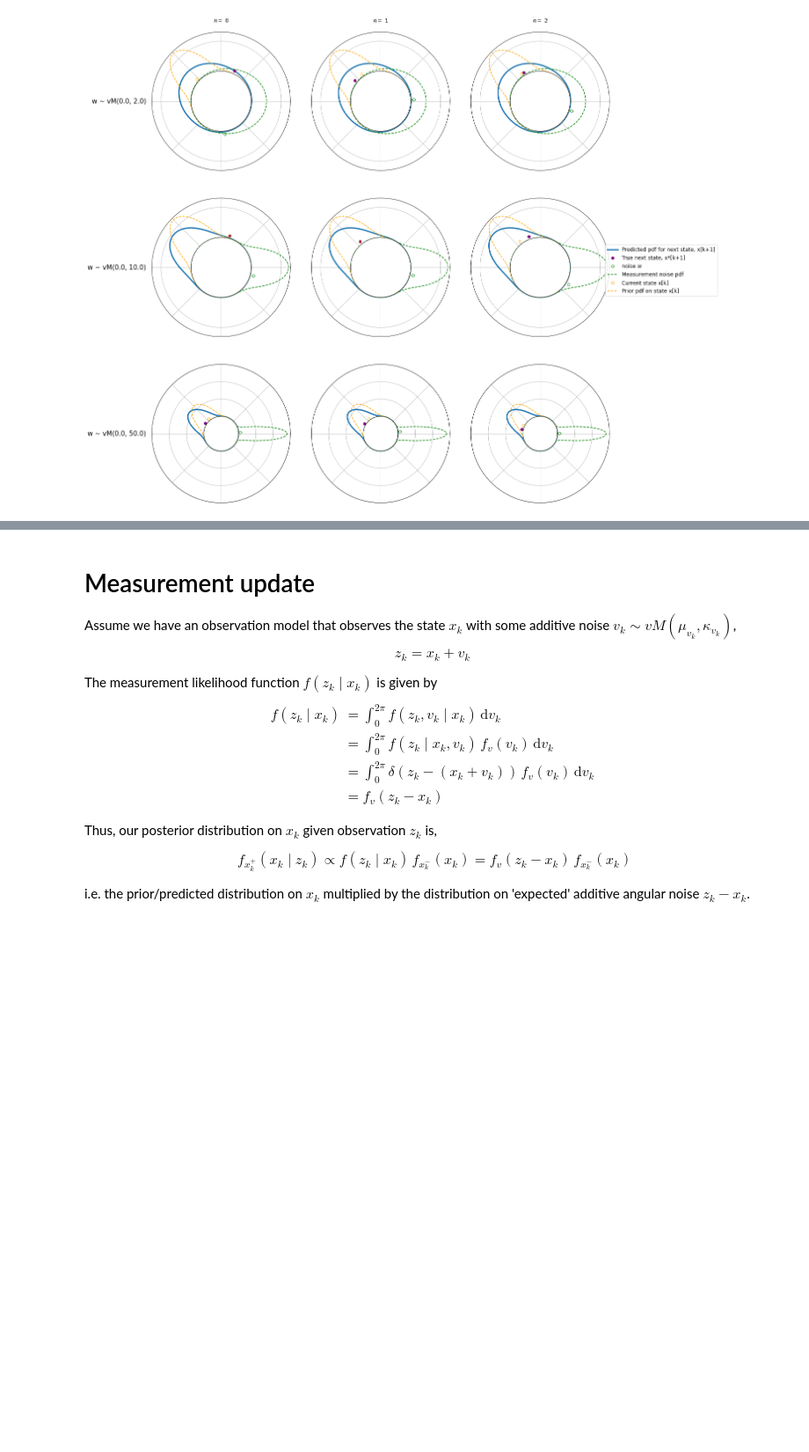
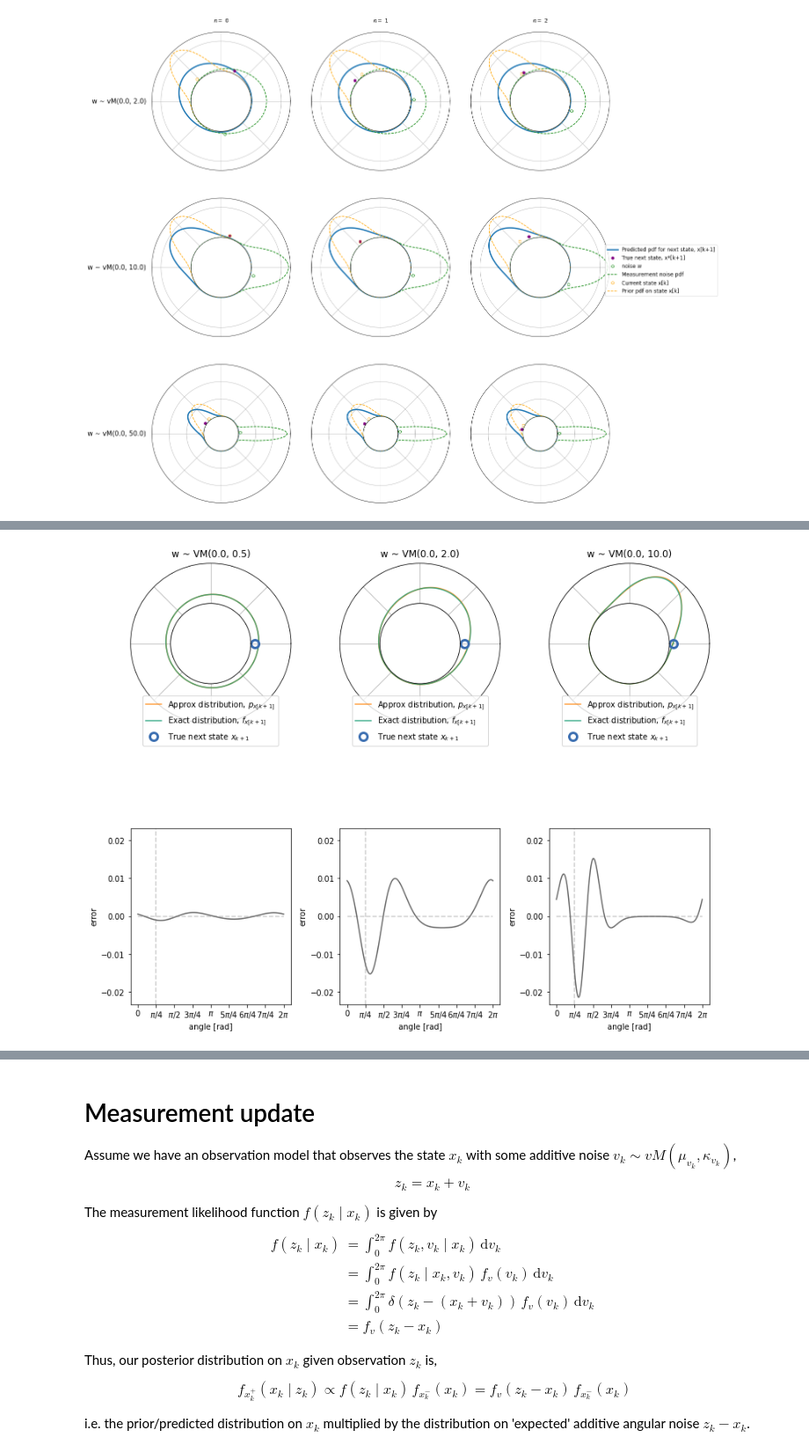
Before and after one commit to ezhang94/directional_processes, a Jupyter notebook: angular_filtering.ipynb, the cells around one changed output, grey strips where cells are left out. Shown at 88% size. Drawn from its saved outputs; the diff is of its cells as text; code cells hidden in the pictures; blank space fills up the shorter version.

Commit message:
evaluated discrete approximation during prediction state

```diff
--- a/angular_filtering.ipynb
+++ b/angular_filtering.ipynb
@@ -580,10 +580,10 @@ Substituting this approximation into the expression above, we find that the pred
 # %%
 def update_prediction(A, x_params, w_params):
     """
-    Updates predicted distribution given additive angular noise
+    Updates predicted distribution given additive angular noise, using discrete approximation
     Parameters
-        A:
-           Function handle for system update equation, must be able to take scalar and/or array_like input
+        A: function object
+           System update equation, must be able to take scalar and/or array_like input
         x_params: (mu, kappa) tuple
             Parameters of predicted distribution on state given system model
         w_params: (mu, kappa) tuple
@@ -695,0 +763,52 @@ fig.legend([Line2D([0],[0], **kwargs) for kwargs in kwargs_list],
+# %%
+def plot_approx_vs_exact(approx_pdf, exact_pdf, x1_true, angles, ax, lfmt):
+    ax.plot(angles, approx_pdf, **lfmt['approx'])   # Plot predicted distribution
+    ax.plot(angles, exact_pdf, **lfmt['exact'])                  # Plot exact distribution
+    ax.plot(x1_true, 1e-1, **lfmt['true'])              # Plot true noisy updated state
+
+    ax.set_rorigin(-1); ax.set_rgrids(np.arange(0,ax.get_ylim()[-1]+0.2));
+    ax.set_xticklabels(''); ax.set_yticklabels('')
+    return ax
+
+# Polar plots take 2x2, error plot takes 1x2
+r = 3; c = N*2
+
+fig = plt.figure(figsize = (20, 10), constrained_layout=True)
+gs_polar = fig.add_gridspec(ncols=c, nrows=r,) # left align the polar plots
+
+# This order must match the order in which elements are plotted
+lfmt = {'approx': {'color': [255/255, 127/255, 0/255, 1], 'alpha': 0.8, 'label': 'Approx distribution, $p_{x[k+1]}$'},
+        'exact': {'color': [27/255, 158/255, 119/255, 1], 'alpha': 0.8, 'label': 'Exact distribution, $f_{x[k+1]}$',},
+        'true': {'color': [56/255, 108/255, 176/255, 1], 'ls': 'None', 'label': 'True next state $x_{k+1}$',
+                'marker': 'o', 'mfc': 'None', 'markersize': 10, 'markeredgewidth': 3},
+       }
+
+for i in range(N):
+    # ---------------------------------------------------------
+    # Plot distributions
+    ax = fig.add_subplot(gs_polar[0:-1,i:i+1], projection='polar')
+    ax.set_title('w ~ VM(%.1f, %.1f)' %(w_params_list[i][0], w_params_list[i][1]), fontsize=12, y=1.01)
+    plot_approx_vs_exact(p_x1[i], f_x1[i], x1_true[i], angles, ax, lfmt)
+    ax.legend(handles = [Line2D([0],[0], **fmt) for fmt in lfmt.values()],
+           loc='upper center', bbox_to_anchor=[0.5,0.2], fontsize=10)
+    ax.set_ylim([0,1.0])
+
+    # ---------------------------------------------------------
+    # Plot error between distributions
+    ax = fig.add_subplot(gs_polar[-1,i])
+    error = f_x1[i] - p_x1[i]
+    ax.hlines(0, 0, 2*np.pi, ls='--', colors = [0.8,0.8,0.8])
+    ax.plot(angles, error, c = [0.4, 0.4,0.4])
+    ax.set_xlabel('angle [rad]'); ax.set_ylabel('error')
+    ax.set_xticks([k*np.pi/4 for k in range(9)])
+    ax.set_xticklabels(['%d'%k+r'$\pi$/4' for k in range(9)])
+    ax.set_xticklabels(['0', r'$\pi$/4', r'$\pi$/2', r'$3\pi$/4', r'$\pi$', r'$5\pi$/4', r'$6\pi$/4', r'$7\pi$/4', r'$2\pi$'])
+
+# Error plots share y axes, symmetric about 0
+err_axids = 2*np.arange(N)+1
+ylim = np.max([np.max(np.abs(fig.axes[i].get_ylim())) for i in err_axids])
+for i in err_axids:
+    fig.axes[i].set_ylim([-ylim,ylim])
+    fig.axes[i].vlines(p_params[0], -ylim,ylim, ls = '--', colors = [0.8,0.8,0.8]) # Plot mean of distribution
+# %% [output]
+[figure, added]
```
Also changed, not shown: parts of 4 cells of this notebook.
